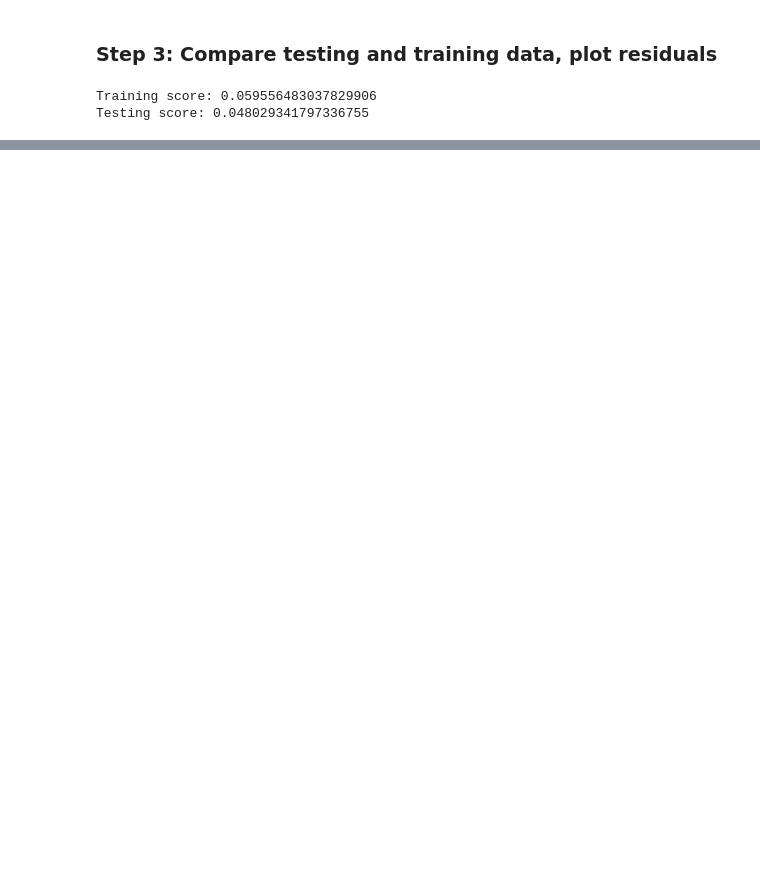
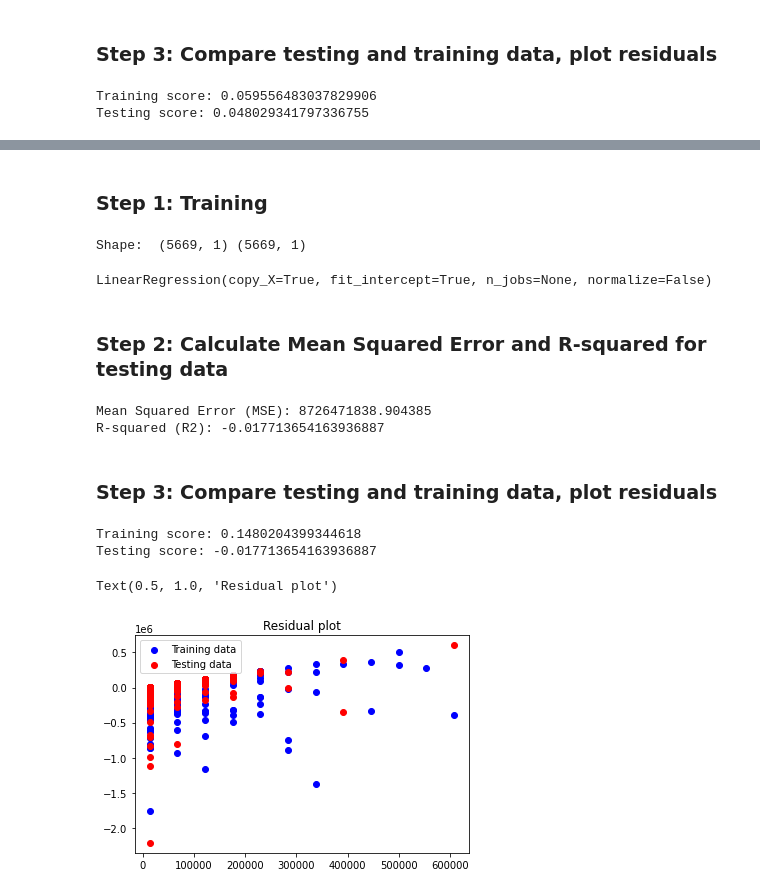
Before and after one commit to AlejandraRosa/final_project, a Jupyter notebook: notebooks/regressions.ipynb, the cells around one changed output, grey strips where cells are left out. Saved outputs shown, nothing was run; the diff lists cells and outputs as text; code cells hidden in the pictures; blank space fills up the shorter version.

```diff
--- a/notebooks/regressions.ipynb
+++ b/notebooks/regressions.ipynb
@@ -494,0 +471,12 @@ print(f"R2 Score: {score}")
+# %% [markdown]
+### Step 1: Training
+# %%
+# Assign data to X, y (Sklearn requires a two-dimensional array of values so we use reshape to create this)
+X = drama['Awards'].values.reshape(-1, 1)
+y = drama['Votes'].values.reshape(-1, 1)
+print("Shape: ", X.shape, y.shape)
+# %% [output]
+Shape:  (5669, 1) (5669, 1)
+# %%
+# Split data into training and testing sets
+X_train, X_test, y_train, y_test = train_test_split(X, y, random_state=42)
@@ -494,0 +487,47 @@ print(f"R2 Score: {score}")
+# %%
+# Create model
+model = LinearRegression()
+
+# Fit model to training data
+model.fit(X_train, y_train)
+# %% [output]
+LinearRegression(copy_X=True, fit_intercept=True, n_jobs=None, normalize=False)
+# %% [markdown]
+### Step 2: Calculate Mean Squared Error and R-squared for testing data
+# %%
+# Calculate mean_squared_error and r-squared value for testing data
+
+# Use model to make predictions
+predicted = model.predict(X_test)
+
+# Score predictions
+mse = mean_squared_error(y_test, predicted)
+r2 = r2_score(y_test, predicted)
+
+print(f"Mean Squared Error (MSE): {mse}")
+print(f"R-squared (R2): {r2}")
+# %% [output]
+Mean Squared Error (MSE): 8726471838.904385
+R-squared (R2): -0.017713654163936887
+# %% [markdown]
+### Step 3: Compare testing and training data, plot residuals
+# %%
+# Score and print scores
+training_score = model.score(X_train, y_train)
+testing_score = model.score(X_test, y_test)
+
+print(f"Training score: {training_score}")
+print(f"Testing score: {testing_score}")
+# %% [output]
+Training score: 0.1480204399344618
+Testing score: -0.017713654163936887
+# %%
+# Plot residuals
+plt.scatter(model.predict(X_train), model.predict(X_train) - y_train, c="blue", label="Training data")
+plt.scatter(model.predict(X_test), model.predict(X_test) - y_test, c="red", label="Testing data")
+plt.legend()
+#plt.hlines(y=0, xmin=y.min(), xmax=y.max())
+plt.title("Residual plot")
+# %% [output]
+Text(0.5, 1.0, 'Residual plot')
+[figure, added]
```
Also changed, not shown: parts of 43 cells of this notebook.
